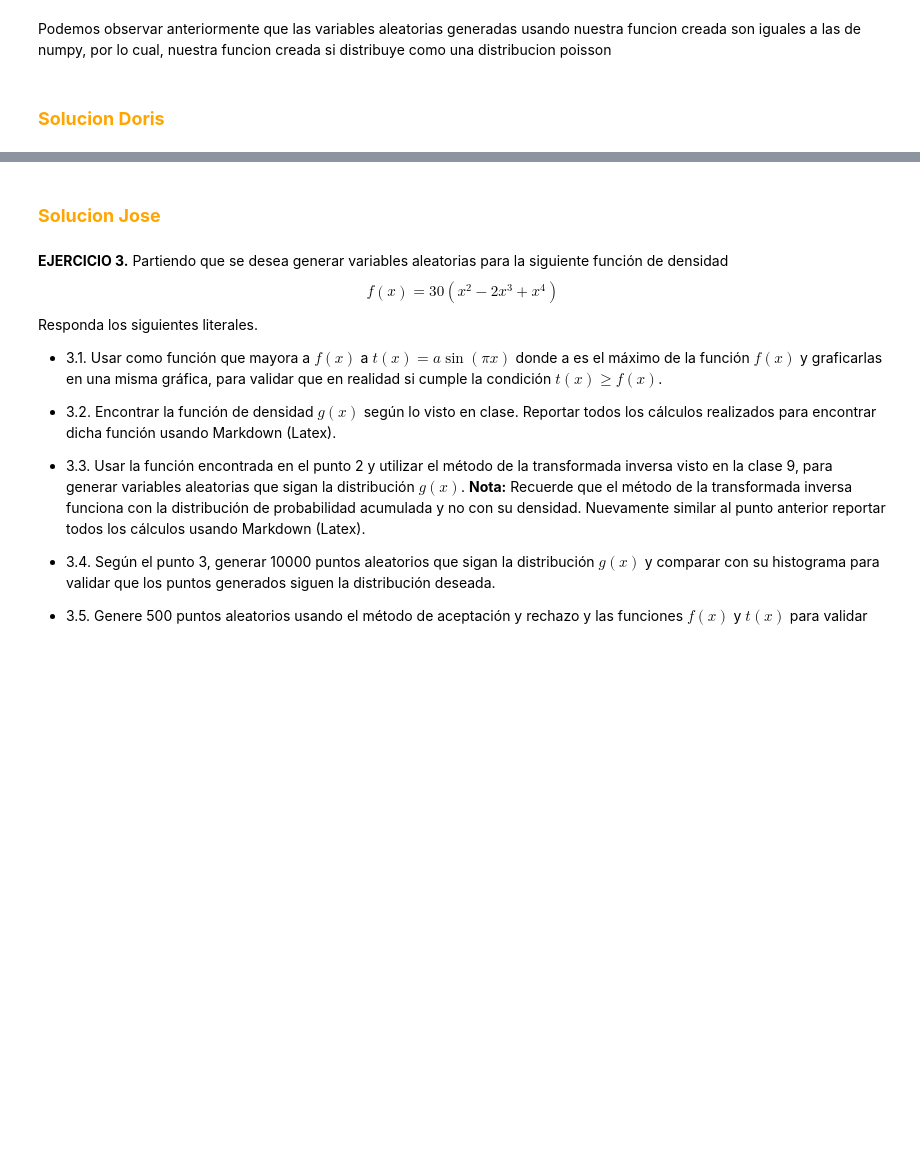
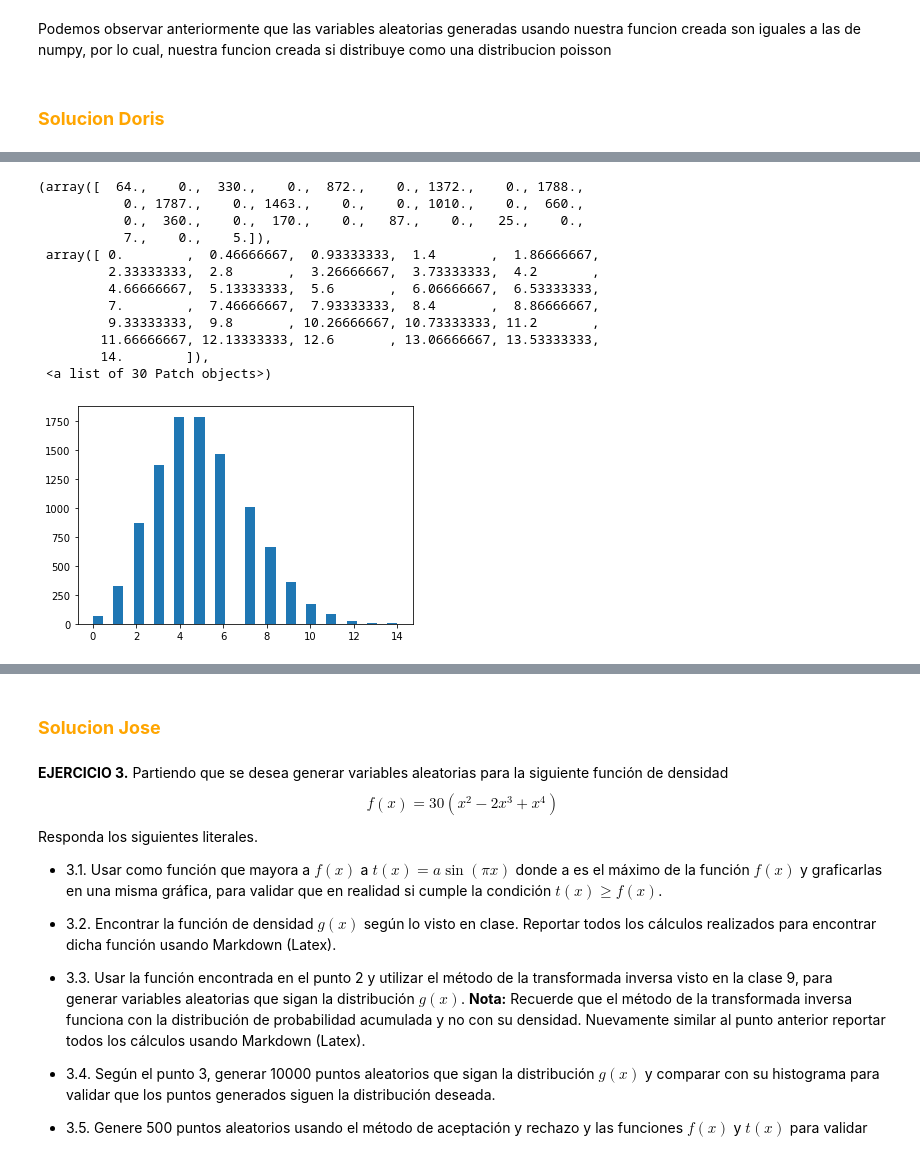
Before and after one commit to nicoglez/Tareas_SNGonzalez_DGomez, a Jupyter notebook: Tarea4_SNGonzalez_DGomez_JTNavarro.ipynb, the cells around one changed output, grey strips where cells are left out. Saved outputs shown, nothing was run; the diff lists cells and outputs as text; code cells hidden in the pictures; blank space fills up the shorter version.

```diff
--- a/Tarea4_SNGonzalez_DGomez_JTNavarro.ipynb
+++ b/Tarea4_SNGonzalez_DGomez_JTNavarro.ipynb
@@ -210,3 +238,16 @@ Podemos observar anteriormente que las variables aleatorias generadas usando nue
+# %%
+n = 10; p = 0.7; N = 10**4
+
+p_acum = P_acum_Binomial_o(n,p)
+u = np.random.rand(N)
+
+# Usando el método de la transformada inversa
+d_binomial = Gen_distr_discreta(u,p_acum)
+plot_histogram_discrete(d_binomial,'usando función creada')
+
+# Usando numpy
+d_bino_numpy = np.random.binomial(n,p,N)
+plot_histogram_discrete(d_bino_numpy,'usando numpy')
 # %% [markdown]
 ### <font color ='Orange'> **Solucion Jose**
 # %%
@@ -286,0 +346,32 @@ Podemos observar anteriormente que las variables aleatorias generadas usando nue
+# %%
+def fun(n,l):
+    V = np.zeros(n)
+    V[0] = np.exp(-l)
+    def llena(i):
+        nonlocal V
+        V[i+ 1] = (l * V[i]) / (i + 1)
+    [llena(i) for i in range(n-1)]
+    return np.cumsum(V)
+############
+n = 1000; p = 5; N = 10**4
+## tuve que usar ese mini "n" porque se me trababa horrible
+p_acum = fun(n,p)
+u = np.random.rand(N)
+
+# Usando el método de la transformada inversa
+d_binomial = Gen_distr_discreta(u,p_acum)
+plt.hist(d_binomial, bins = 30)
+# %% [output]
+(array([  64.,    0.,  330.,    0.,  872.,    0., 1372.,    0., 1788.,
+           0., 1787.,    0., 1463.,    0.,    0., 1010.,    0.,  660.,
+           0.,  360.,    0.,  170.,    0.,   87.,    0.,   25.,    0.,
+           7.,    0.,    5.]),
+ array([ 0.        ,  0.46666667,  0.93333333,  1.4       ,  1.86666667,
+         2.33333333,  2.8       ,  3.26666667,  3.73333333,  4.2       ,
+         4.66666667,  5.13333333,  5.6       ,  6.06666667,  6.53333333,
+         7.        ,  7.46666667,  7.93333333,  8.4       ,  8.86666667,
+         9.33333333,  9.8       , 10.26666667, 10.73333333, 11.2       ,
+        11.66666667, 12.13333333, 12.6       , 13.06666667, 13.53333333,
+        14.        ]),
+ <a list of 30 Patch objects>)
+[figure, added]
```
Also changed, not shown: parts of 21 cells of this notebook.
